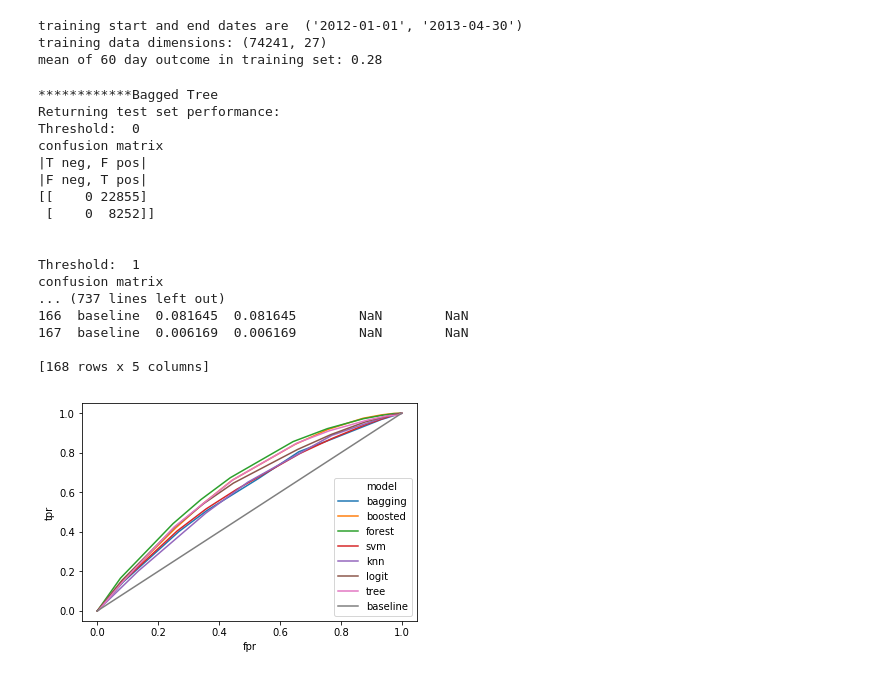
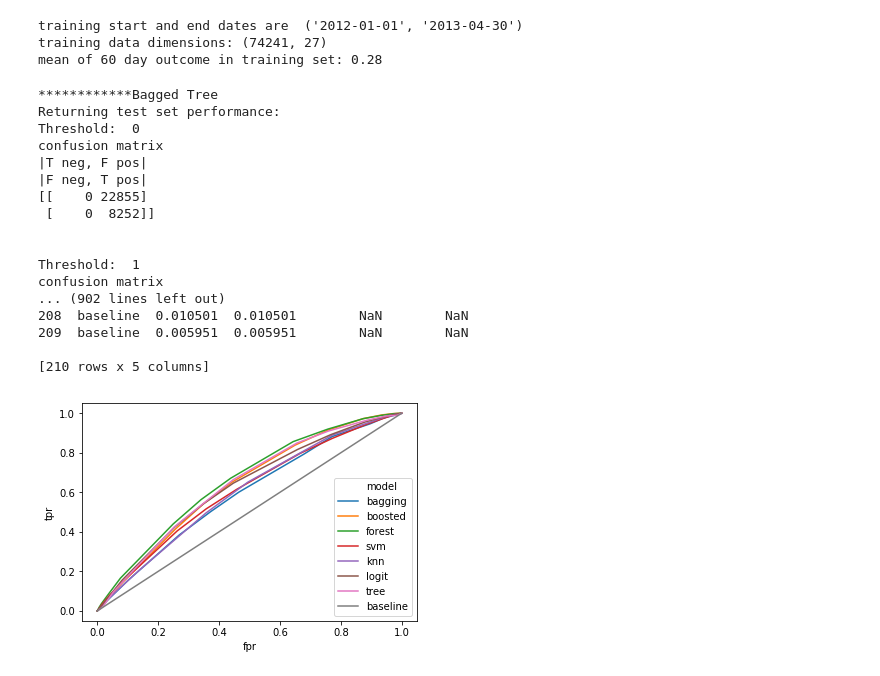
Before and after one commit to pete-rodrigue/ML_spring_2019, a Jupyter notebook: exercise five/run_pipeline_for_donors_choose_data.ipynb, the cells around one changed output. Cells and saved outputs as stored; diff of their text form; code cells hidden in the pictures.

```diff
--- a/exercise five/run_pipeline_for_donors_choose_data.ipynb
+++ b/exercise five/run_pipeline_for_donors_choose_data.ipynb
@@ -363,41 +363,41 @@ pl.compare_models(x_data=x, x_data_scaled=x_scaled, y_data=y,
                x_test=x_t, x_test_scaled=x_t_scaled,
                y_test=y_t, use_test_data=True,
                run_svm=True,
                run_tree=True,
                run_boosted=True,
                run_bagging=True,
                run_logit=True,
                run_a_forest=True,
                run_knn=True,
-               mythresholds=[0, 1, 2, 5, 10, 20, 30, 50, 60, 70, 90, 100],
+               mythresholds=[0, 1, 2, 5, 10, 20, 30, 50, 60, 70, 90, 95, 98, 99, 100],
                my_max_depth=10,
-               my_n_estimators=400,
+               my_n_estimators=200,
                num_n=16,
                mykernel='linear',
-               my_max_bagging_samples=400,
+               my_max_bagging_samples=200,
                my_svc_tol=.0000001,
                my_svc_random_state=0,
                my_svc_C=0.01,
                split_name="split_3_max_depth_10")
 # %% [output]
 ************Bagged Tree
 Returning test set performance:
 Threshold:  0
 confusion matrix
 |T neg, F pos|
 |F neg, T pos|
 [[    0 22855]
  [    0  8252]]
 
 
 Threshold:  1
 confusion matrix
-... (737 lines left out)
-166  baseline  0.081645  0.081645        NaN        NaN
-167  baseline  0.006169  0.006169        NaN        NaN
+... (902 lines left out)
+208  baseline  0.010501  0.010501        NaN        NaN
+209  baseline  0.005951  0.005951        NaN        NaN
 
-[168 rows x 5 columns]
+[210 rows x 5 columns]
-[figure, old version]
+[figure, new version]
 # %%
 pl.compare_models(x_data=x, x_data_scaled=x_scaled, y_data=y,
                x_test=x_t, x_test_scaled=x_t_scaled,
```
Also changed, not shown: parts of 5 cells of this notebook, 14 other files.
